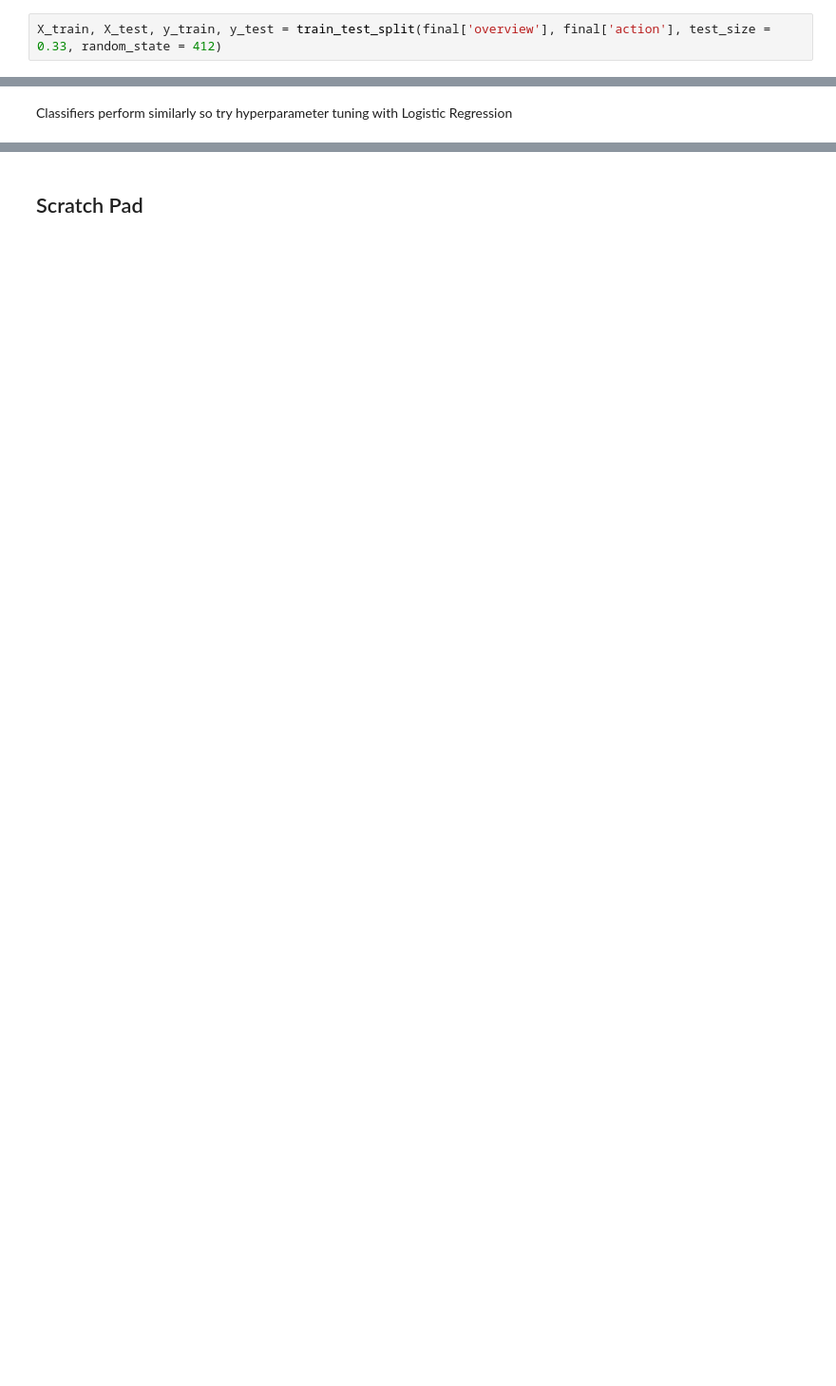
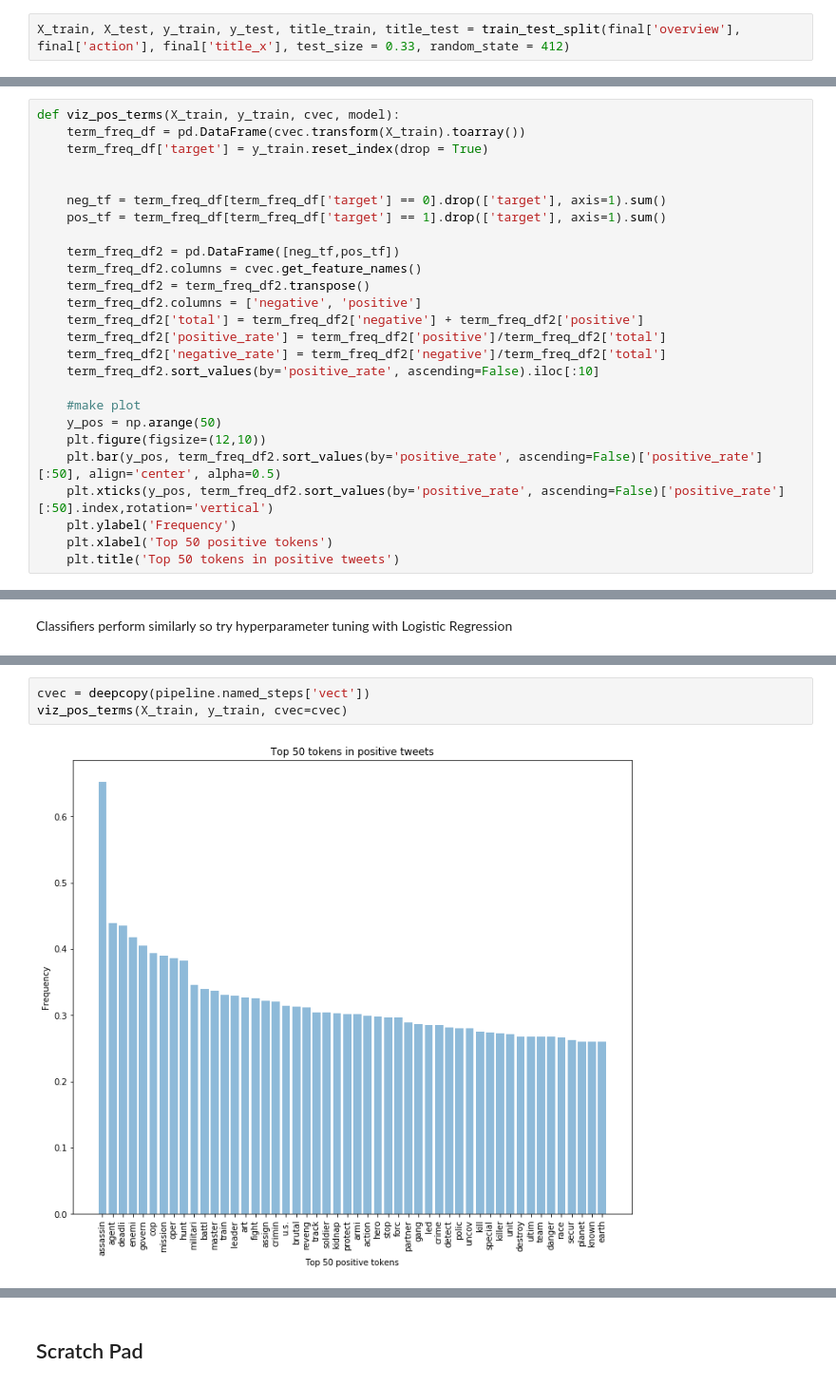
Before and after one commit to Darrkong/movie_poster_analysis, a Jupyter notebook: Movie_overview_analysis.ipynb, the cells around one changed output, grey strips where cells are left out. Shown: that part at 95% size. Drawn from its saved outputs; the diff is of its cells as text; blank space fills up the shorter version.

```diff
--- a/Movie_overview_analysis.ipynb
+++ b/Movie_overview_analysis.ipynb
@@ -397,2 +383,2 @@ n_features = len(train_set)/10
 # %%
-X_train, X_test, y_train, y_test = train_test_split(final['overview'], final['action'], test_size = 0.33, random_state = 412)
+X_train, X_test, y_train, y_test, title_train, title_test = train_test_split(final['overview'], final['action'], final['title_x'], test_size = 0.33, random_state = 412)
@@ -472,0 +518,26 @@ test_score  std  0.0026495621421200456
+# %%
+def viz_pos_terms(X_train, y_train, cvec, model):
+    term_freq_df = pd.DataFrame(cvec.transform(X_train).toarray())
+    term_freq_df['target'] = y_train.reset_index(drop = True)
+
+
+    neg_tf = term_freq_df[term_freq_df['target'] == 0].drop(['target'], axis=1).sum()
+    pos_tf = term_freq_df[term_freq_df['target'] == 1].drop(['target'], axis=1).sum()
+
+    term_freq_df2 = pd.DataFrame([neg_tf,pos_tf])
+    term_freq_df2.columns = cvec.get_feature_names()
+    term_freq_df2 = term_freq_df2.transpose()
+    term_freq_df2.columns = ['negative', 'positive']
+    term_freq_df2['total'] = term_freq_df2['negative'] + term_freq_df2['positive']
+    term_freq_df2['positive_rate'] = term_freq_df2['positive']/term_freq_df2['total']
+    term_freq_df2['negative_rate'] = term_freq_df2['negative']/term_freq_df2['total']
+    term_freq_df2.sort_values(by='positive_rate', ascending=False).iloc[:10]
+
+    #make plot
+    y_pos = np.arange(50)
+    plt.figure(figsize=(12,10))
+    plt.bar(y_pos, term_freq_df2.sort_values(by='positive_rate', ascending=False)['positive_rate'][:50], align='center', alpha=0.5)
+    plt.xticks(y_pos, term_freq_df2.sort_values(by='positive_rate', ascending=False)['positive_rate'][:50].index,rotation='vertical')
+    plt.ylabel('Frequency')
+    plt.xlabel('Top 50 positive tokens')
+    plt.title('Top 50 tokens in positive tweets')
@@ -571,0 +622,5 @@ plt.show()
+# %%
+cvec = deepcopy(pipeline.named_steps['vect'])
+viz_pos_terms(X_train, y_train, cvec=cvec)
+# %% [output]
+[figure, added]
```
Also changed, not shown: parts of 67 cells of this notebook.
